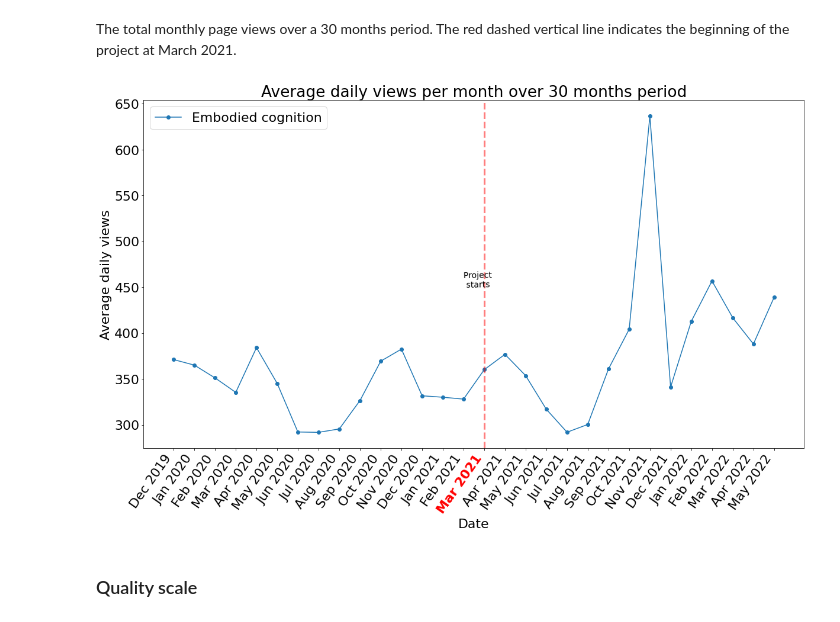
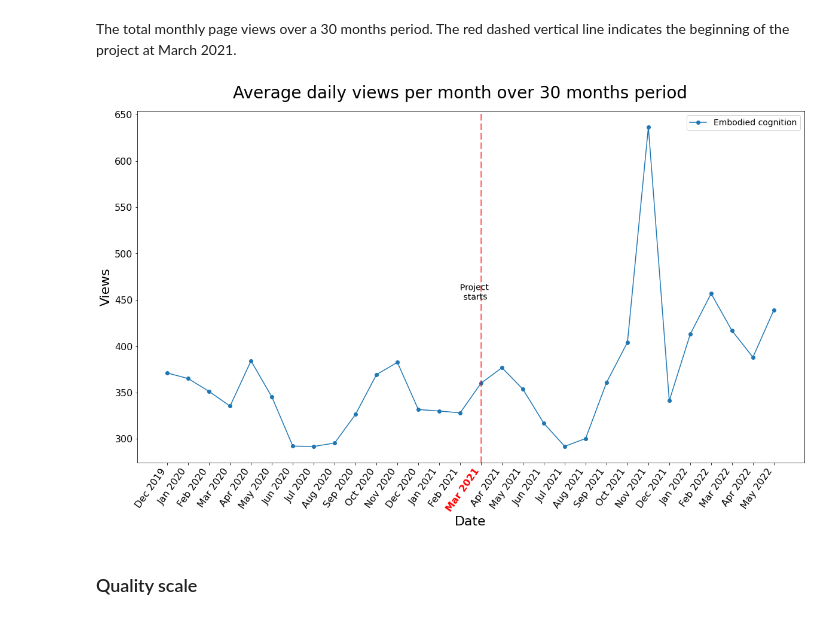
Before and after one commit to JohnMadrid/EC_env_images, a Jupyter notebook: WikiPageAnalysis/page_visits_analysis.ipynb, the cells around one changed output. Drawn from its saved outputs; the diff is of its cells as text; code cells hidden in the pictures.

Commit message:
Visualizations update

```diff
--- a/WikiPageAnalysis/page_visits_analysis.ipynb
+++ b/WikiPageAnalysis/page_visits_analysis.ipynb
@@ -284,20 +292,23 @@ The total monthly page views over a 30 months period. The red dashed vertical li
 labels = ['Dec 2019', 'Jan 2020', 'Feb 2020', 'Mar 2020', 'Apr 2020', 'May 2020', 'Jun 2020', 'Jul 2020', 'Aug 2020', 'Sep 2020', 'Oct 2020', 'Nov 2020', 'Dec 2020','Jan 2021', 'Feb 2021', 'Mar 2021', 'Apr 2021', 'May 2021', 'Jun 2021', 'Jul 2021', 'Aug 2021', 'Sep 2021', 'Oct 2021', 'Nov 2021', 'Dec 2021', 'Jan 2022', 'Feb 2022', 'Mar 2022', 'Apr 2022', 'May 2022']
 # %%
 fig, ax = plt.subplots(figsize=(20,12))
+plt.rcParams.update({'font.size': 14})
+fig.suptitle("Average daily views per month over 30 months period", fontsize=28, y=0.93)
 joined_df[['Embodied cognition']].plot(ax=ax, marker='o')
 plt.xticks(range(0,len(joined_df[['Embodied cognition']].index)),joined_df.Date)
 plt.gcf().autofmt_xdate(rotation=55)
-ax.set_xlabel("Date")
-ax.set_ylabel("Average daily views")
-ax.set_title("Average daily views per month over 30 months period")
+
+ax.set_xlabel("Date", fontsize=22)
+ax.set_ylabel("Views", fontsize=22)
+# ax.set_title("Average daily views per month over 30 months period")
 ax.set_xticklabels(labels)
 ax.get_xticklabels()[15].set(weight='heavy', color='red')
 ax.axvline([15], alpha=0.5, color='red', linestyle='--', linewidth=3)
 ax.text(14,450,'Project \n starts',rotation=1, size=14)
 plt.savefig("Images/monthly_views_30_months.jpeg", format='jpeg', dpi=1200)
 plt.show()
 # %% [output]
-[figure, old version]
+[figure, new version]
 # %% [markdown]
 ### Quality scale
 # %%
```
Also changed, not shown: parts of 7 cells of this notebook, 8 other files.
